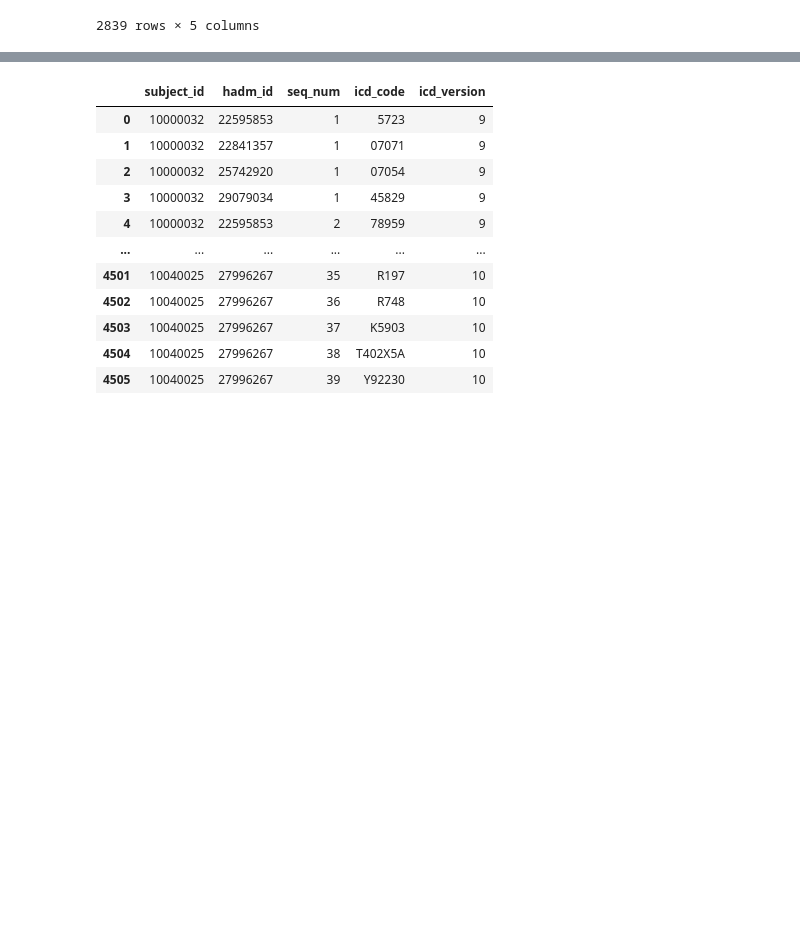
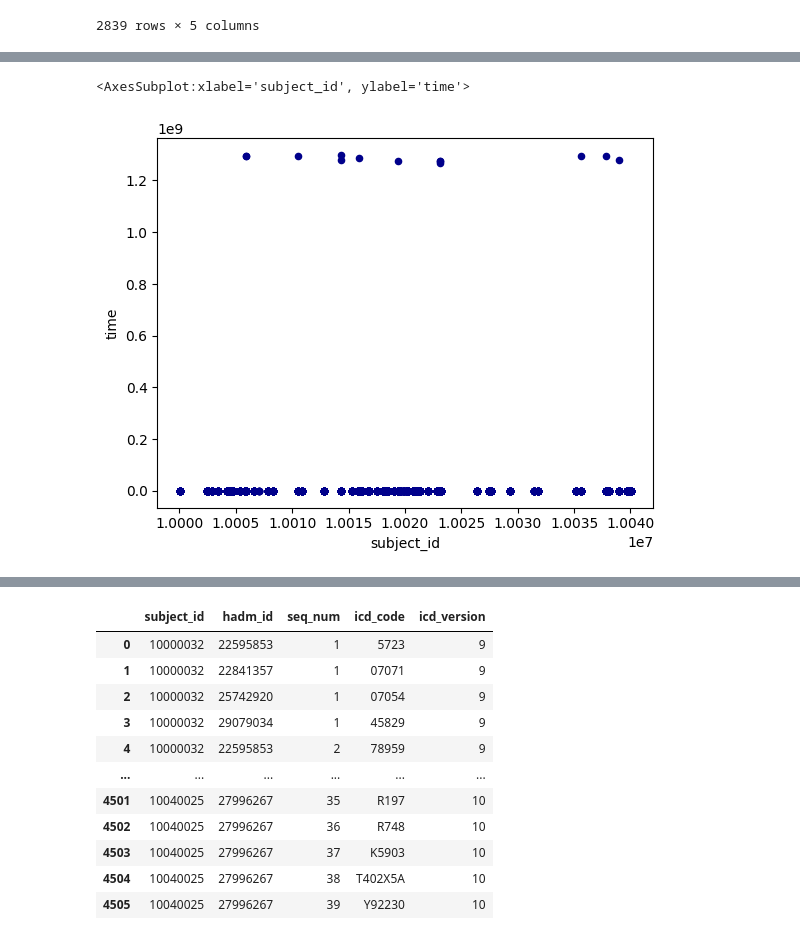
Before and after one commit to kkkarnav/MIMIC, a Jupyter notebook: 1_data_creation.ipynb, the cells around one changed output, grey strips where cells are left out. Saved outputs shown, nothing was run; the diff lists cells and outputs as text; code cells hidden in the pictures; blank space fills up the shorter version.

```diff
--- a/1_data_creation.ipynb
+++ b/1_data_creation.ipynb
@@ -99,0 +69,4 @@ Name: medication, Length: 460, dtype: int64
+# %%
+emar_df = normalize_jsons(df["emar"], ["subject_id", "hadm_id", "emar_id"], ["subject_id", "charttime"])
+emar_df["time"] = (emar_df["charttime"].apply(lambda x: pd.to_datetime(x)) - emar_df["scheduletime"].apply(lambda x: pd.to_datetime(x))).apply(lambda x: x.value / 10**9)
+emar_df
@@ -99,0 +87,6 @@ Name: medication, Length: 460, dtype: int64
+# %%
+ax1 = emar_df[emar_df["time"] > -5].plot.scatter(x='subject_id', y='time', c='DarkBlue')
+ax1
+# %% [output]
+<AxesSubplot:xlabel='subject_id', ylabel='time'>
+[figure, added]
```
Also changed, not shown: parts of 10 cells of this notebook.
